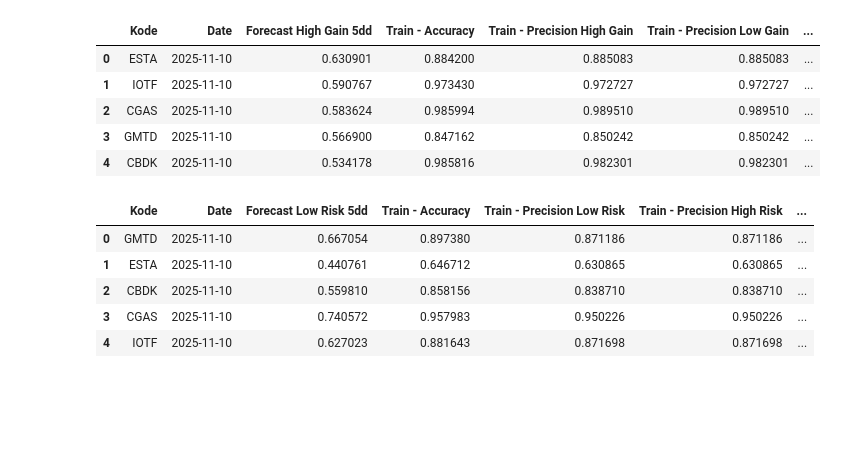
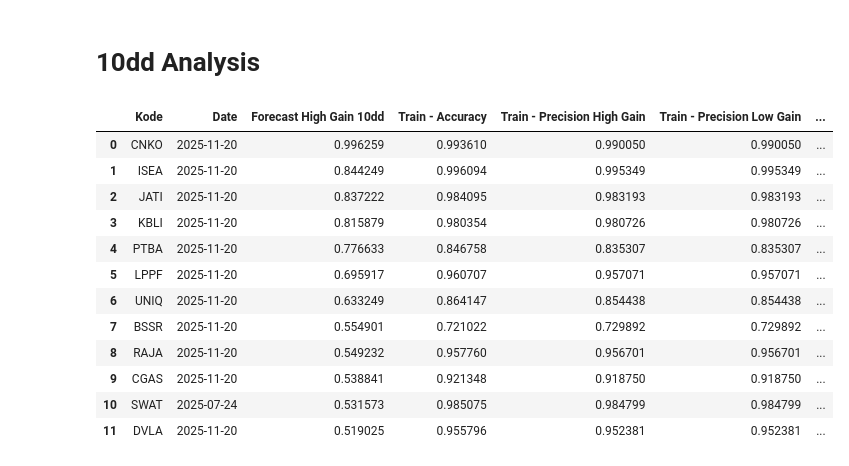
Before and after one commit to wfcnub/stocknub, a Jupyter notebook: analysis.ipynb, the cells around one changed output. Cells and saved outputs as stored; diff of their text form; code cells hidden in the pictures; blank space fills up the shorter version.

Commit message:
update labelling methods and modeling parameters

```diff
--- a/analysis.ipynb
+++ b/analysis.ipynb
@@ -40 +4,36 @@ median_gain_5dd_forecasts.describe()
+# %%
+def dd_analysis(days):
+    median_gain_dd_performances = pd.read_csv(f'data/stock/03_model/performance/medianGain/{days}dd.csv').dropna()
+    median_gain_dd_forecasts = pd.read_csv(f'data/stock/04_forecast/medianGain/{days}dd.csv').dropna()
+
+    merged_win_data =  pd.merge(
+                                median_gain_dd_forecasts[median_gain_dd_forecasts[f'Forecast High Gain {days}dd'] >= 0.5].sort_values(f'Forecast High Gain {days}dd', ascending=False),
+                                median_gain_dd_performances[median_gain_dd_performances['Test - Gini'] >= 0.3],
+                                on='Kode',
+                                how='inner'
+                            )
+
+
+    filtered_win_data = merged_win_data[merged_win_data['Threshold'] > 0] \
+                            .reset_index(drop=True)
+
+    selected_win_emiten = filtered_win_data['Kode'].values
+
+    # max_loss_dd_performances = pd.read_csv(f'data/stock/03_model/performance/maxLoss/{days}dd.csv').dropna()
+    # max_loss_dd_forecasts = pd.read_csv(f'data/stock/04_forecast/maxLoss/{days}dd.csv').dropna()
+    # merged_lose_data =  pd.merge(
+    #                                 max_loss_dd_forecasts[max_loss_dd_forecasts['Kode'].isin(selected_win_emiten)],
+    #                                 max_loss_dd_performances,
+    #                                 on='Kode',
+    #                                 how='inner'
+    #                             ) \
+    #                         .sort_values('Threshold', ascending=False) \
+    #                         .reset_index(drop=True)
+
+
+    merged_lose_data = None
+
+    performance_summary = median_gain_dd_performances.describe()
+
+    return filtered_win_data, merged_lose_data, performance_summary
 # %% [markdown]
@@ -81,9 +63,20 @@ selected_win_emiten = filtered_win_data['Kode'].values
+# %% [markdown]
+# 10dd Analysis
+# %%
+filtered_win_data, merged_lose_data, performance_summary = dd_analysis(10)
 # %%
-filtered_win_data.head(20)
+filtered_win_data
 # %% [output]
-|  | Kode | Date | Forecast High Gain 5dd | Train - Accuracy | Train - Precision High Gain | Train - Precision Low Gain | ... |
-| 0 | ESTA | 2025-11-10 | 0.630901 | 0.884200 | 0.885083 | 0.885083 | ... |
-| 1 | IOTF | 2025-11-10 | 0.590767 | 0.973430 | 0.972727 | 0.972727 | ... |
-| 2 | CGAS | 2025-11-10 | 0.583624 | 0.985994 | 0.989510 | 0.989510 | ... |
-| 3 | GMTD | 2025-11-10 | 0.566900 | 0.847162 | 0.850242 | 0.850242 | ... |
-| 4 | CBDK | 2025-11-10 | 0.534178 | 0.985816 | 0.982301 | 0.982301 | ... |
+|  | Kode | Date | Forecast High Gain 10dd | Train - Accuracy | Train - Precision High Gain | Train - Precision Low Gain | ... |
+| 0 | CNKO | 2025-11-20 | 0.996259 | 0.993610 | 0.990050 | 0.990050 | ... |
+| 1 | ISEA | 2025-11-20 | 0.844249 | 0.996094 | 0.995349 | 0.995349 | ... |
+| 2 | JATI | 2025-11-20 | 0.837222 | 0.984095 | 0.983193 | 0.983193 | ... |
+| 3 | KBLI | 2025-11-20 | 0.815879 | 0.980354 | 0.980726 | 0.980726 | ... |
+| 4 | PTBA | 2025-11-20 | 0.776633 | 0.846758 | 0.835307 | 0.835307 | ... |
+| 5 | LPPF | 2025-11-20 | 0.695917 | 0.960707 | 0.957071 | 0.957071 | ... |
+| 6 | UNIQ | 2025-11-20 | 0.633249 | 0.864147 | 0.854438 | 0.854438 | ... |
+| 7 | BSSR | 2025-11-20 | 0.554901 | 0.721022 | 0.729892 | 0.729892 | ... |
+| 8 | RAJA | 2025-11-20 | 0.549232 | 0.957760 | 0.956701 | 0.956701 | ... |
+| 9 | CGAS | 2025-11-20 | 0.538841 | 0.921348 | 0.918750 | 0.918750 | ... |
+| 10 | SWAT | 2025-07-24 | 0.531573 | 0.985075 | 0.984799 | 0.984799 | ... |
+| 11 | DVLA | 2025-11-20 | 0.519025 | 0.955796 | 0.952381 | 0.952381 | ... |
@@ -99,9 +82,0 @@ merged_lose_data =  pd.merge(
-# %%
-merged_lose_data
-# %% [output]
-|  | Kode | Date | Forecast Low Risk 5dd | Train - Accuracy | Train - Precision Low Risk | Train - Precision High Risk | ... |
-| 0 | GMTD | 2025-11-10 | 0.667054 | 0.897380 | 0.871186 | 0.871186 | ... |
-| 1 | ESTA | 2025-11-10 | 0.440761 | 0.646712 | 0.630865 | 0.630865 | ... |
-| 2 | CBDK | 2025-11-10 | 0.559810 | 0.858156 | 0.838710 | 0.838710 | ... |
-| 3 | CGAS | 2025-11-10 | 0.740572 | 0.957983 | 0.950226 | 0.950226 | ... |
-| 4 | IOTF | 2025-11-10 | 0.627023 | 0.881643 | 0.871698 | 0.871698 | ... |
```
Also changed, not shown: parts of 17 cells of this notebook, 3 other files.
